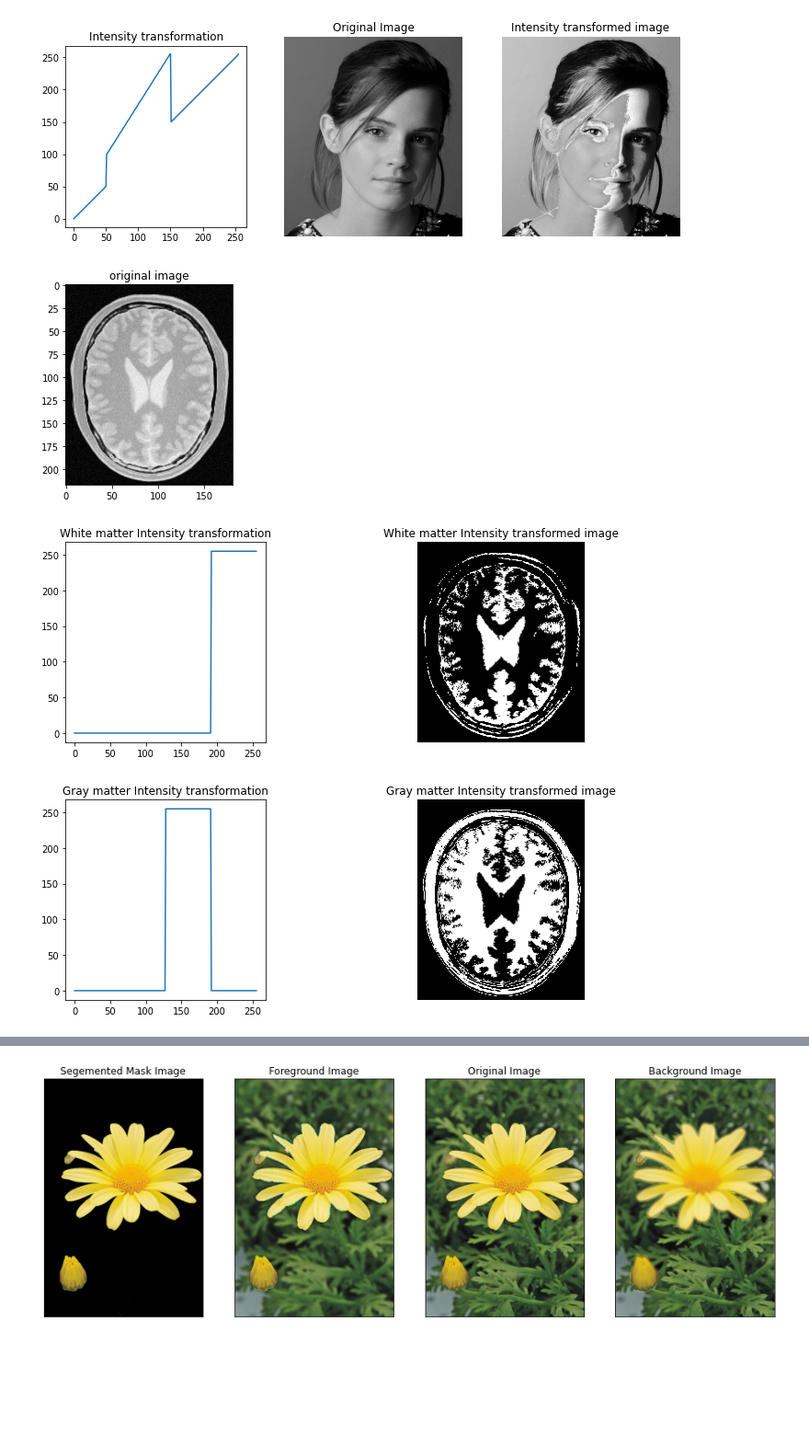
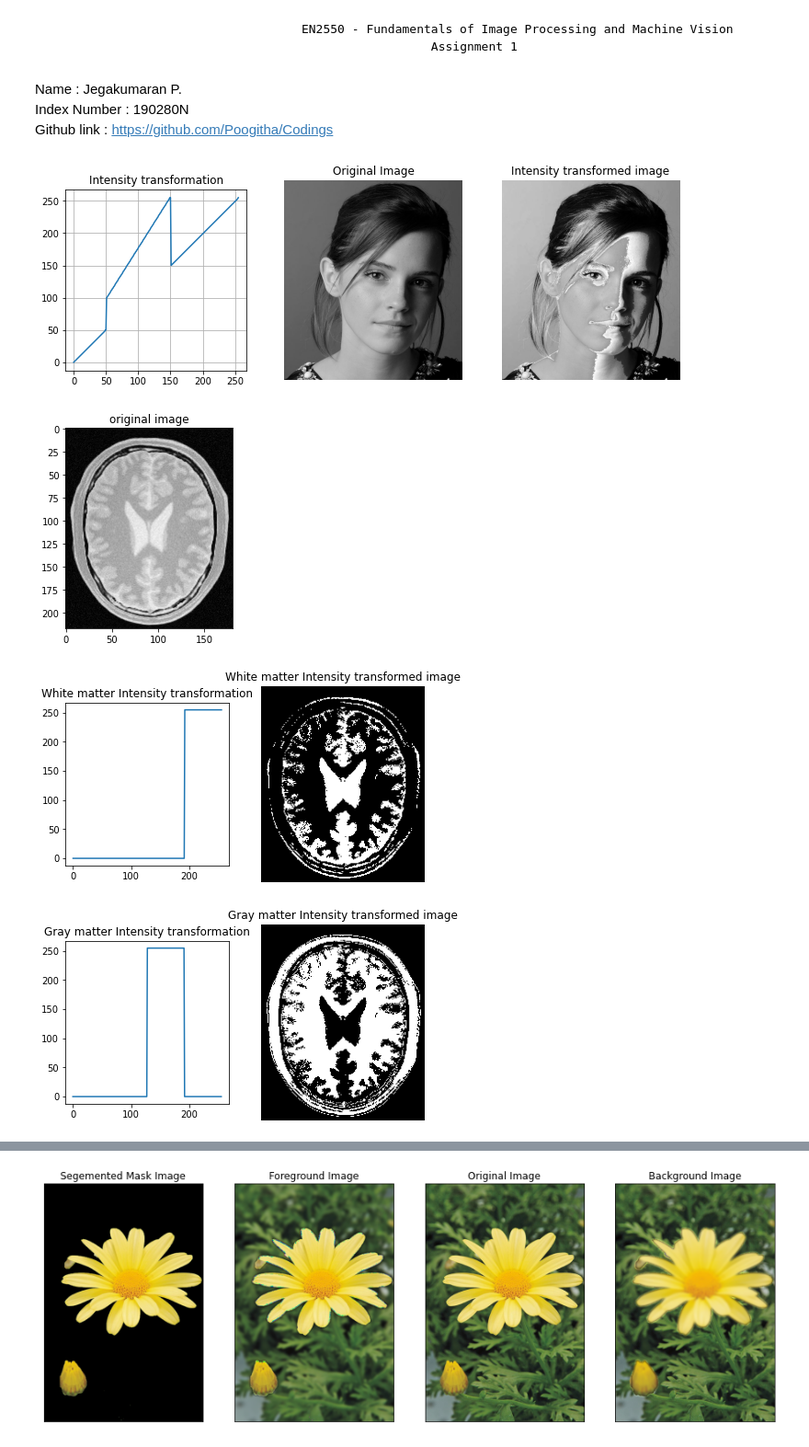
Before and after one commit to Poogitha/Codings, a Jupyter notebook: 190280N_EN2550_Assignment_01.ipynb, the cells around one changed output, grey strips where cells are left out. Shown at 92% size. Cells and saved outputs as stored; diff of their text form; code cells hidden in the pictures; blank space fills up the shorter version.

Commit message:
Assignment report Completed

```diff
--- a/190280N_EN2550_Assignment_01.ipynb
+++ b/190280N_EN2550_Assignment_01.ipynb
@@ -1,3 +1,10 @@
+# %% [markdown]
+                                       EN2550 - Fundamentals of Image Processing and Machine Vision
+                                                         Assignment 1
+# %% [markdown]
+Name : Jegakumaran P.
+Index Number : 190280N
+Github link : https://github.com/Poogitha/Codings
 # %%
 # Question 1
 
@@ -14,17 +21,12 @@ t5=np.linspace(150,255,105)
 t=np.concatenate((t1,t2,t3,t4,t5),axis=0).astype(np.uint8)
 assert len(t)==256
 g=cv.LUT(img,t)
-cv.namedWindow('Image',cv.WINDOW_AUTOSIZE)
-cv.imshow('image',img)
-cv.waitKey(0)
-cv.imshow('image',g)
-cv.waitKey(0)
-cv.destroyAllWindows()
 
 fig,ax=plt.subplots(1,3,figsize=(12,4))
 ax[0].plot(t)
 ax[0].set_title("Intensity transformation")
 ax[0].set_aspect('equal')
+ax[0].grid(1)
 ax[1].imshow(cv.cvtColor(img, cv.COLOR_BGR2RGB))
 ax[1].set_title("Original Image")
 ax[2].imshow(cv.cvtColor(g, cv.COLOR_BGR2RGB))
@@ -33,13 +35,10 @@ ax[1].axis('off')
 ax[2].axis('off')
 plt.show()
 # %% [output]
-[figure, old version]
+[figure, new version]
 # %%
 # Question 2
 
-import numpy as np
-import cv2 as cv
-import matplotlib.pyplot as plt
 img= cv.imread(r'Assignment Images/brain_proton_density_slice.png',cv.IMREAD_UNCHANGED)
 assert img is not None
 plt.figure()
@@ -52,48 +51,38 @@ t2=np.linspace(0,255,0)
 t3=np.linspace(255,255,64)
 t=np.concatenate((t1,t2,t3),axis=0).astype(np.uint8)
 
-fig,ax=plt.subplots(1,2,figsize=(12,4))
+fig,ax=plt.subplots(1,2,figsize=(7,4))
 ax[0].plot(t)
 ax[0].title.set_text("White matter Intensity transformation")
 ax[0].set_aspect('equal')
 assert len(t)==256
 g=cv.LUT(img,t)
 ax[1].imshow(cv.cvtColor(g, cv.COLOR_BGR2RGB))
 ax[1].set_title("White matter Intensity transformed image")
 ax[1].axis('off')
 plt.show()
-cv.namedWindow('Image',cv.WINDOW_AUTOSIZE)
-cv.imshow('image',img)
-cv.waitKey(0)
-cv.imshow('image',g)
-cv.waitKey(0)
-cv.destroyAllWindows()
 
 #Gray Matter
 t1= np.linspace(0,0,128)
 t2=np.linspace(0,255,0)
 t3=np.linspace(255,255,64)
 t4=np.linspace(255,0,0)
 t5=np.linspace(0,0,64)
 t=np.concatenate((t1,t2,t3,t4,t5),axis=0).astype(np.uint8)
 assert len(t)==256
 g=cv.LUT(img,t)
-fig,ax=plt.subplots(1,2,figsize=(12,4))
+fig,ax=plt.subplots(1,2,figsize=(7,6))
 ax[0].plot(t)
 ax[0].title.set_text("Gray matter Intensity transformation")
 ax[0].set_aspect('equal')
 ax[1].imshow(cv.cvtColor(g, cv.COLOR_BGR2RGB))
 ax[1].set_title("Gray matter Intensity transformed image")
 ax[1].axis('off')
 plt.show()
-cv.namedWindow('Image',cv.WINDOW_AUTOSIZE)
-cv.imshow('image',g)
-cv.waitKey(0)
-cv.destroyAllWindows()
 # %% [output]
 [figure]
-[figure, old version]
+[figure, new version]
-[figure, old version]
+[figure, new version]
 # %%
 # Question 3
 
```
Also changed, not shown: parts of 6 cells of this notebook, 5 other files.
